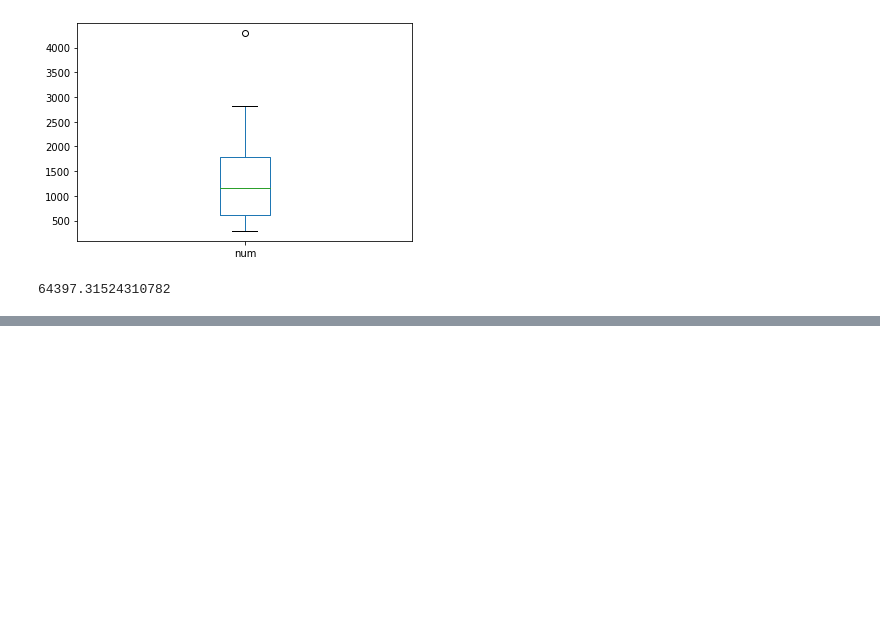
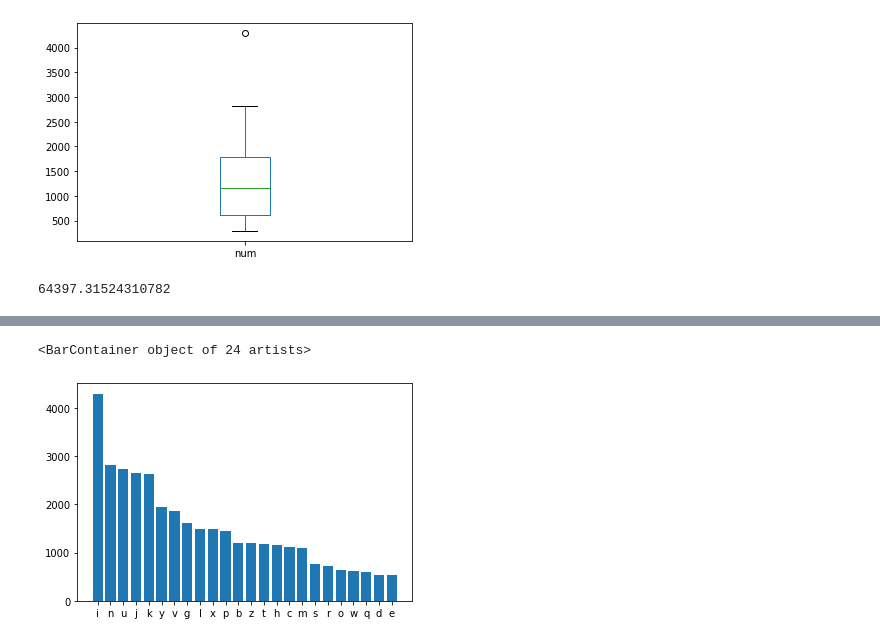
Before and after one commit to willkangliangzhu/willkangliangzhu.github.io, a Jupyter notebook: task/main.ipynb, the cells around one changed output, grey strips where cells are left out. Saved outputs shown, nothing was run; the diff lists cells and outputs as text; code cells hidden in the pictures; blank space fills up the shorter version.

```diff
--- a/task/main.ipynb
+++ b/task/main.ipynb
@@ -446,0 +499,5 @@ with open('./www/default.html', 'r') as fr:
+# %%
+plt.bar(df_chna_sum.index,df_chna_sum['num'])
+# %% [output]
+<BarContainer object of 24 artists>
+[figure, added]
```
Also changed, not shown: parts of 4 cells of this notebook.
